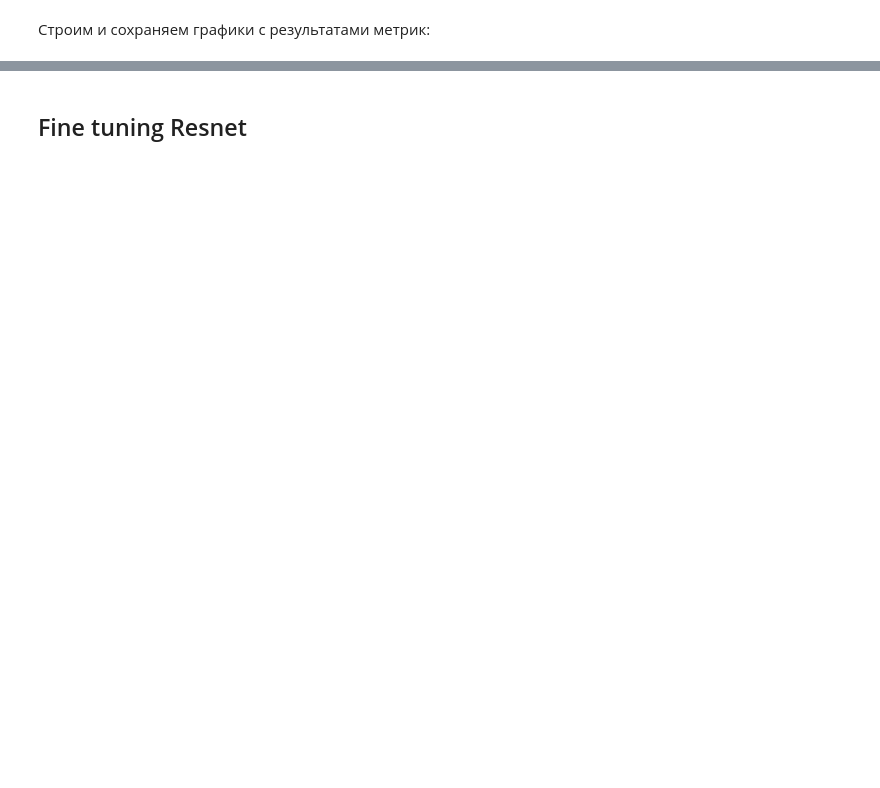
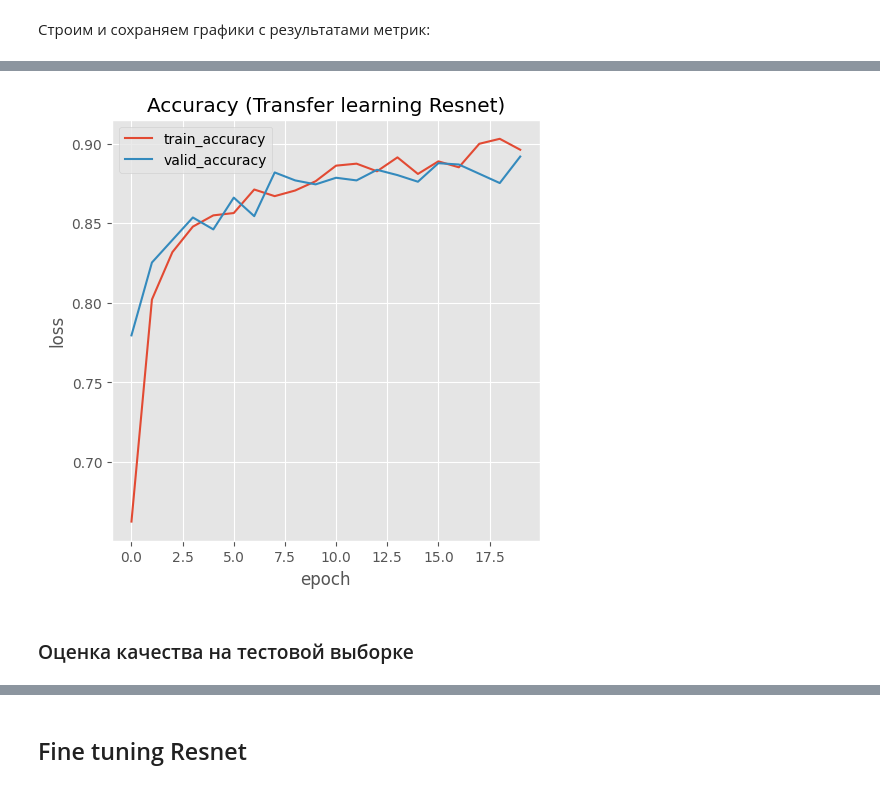
Before and after one commit to wizard339/education, a Jupyter notebook: misis/cv/cv_project.ipynb, the cells around one changed output, grey strips where cells are left out. Saved outputs shown, nothing was run; the diff lists cells and outputs as text; code cells hidden in the pictures; blank space fills up the shorter version.

```diff
--- a/misis/cv/cv_project.ipynb
+++ b/misis/cv/cv_project.ipynb
@@ -532,12 +445,16 @@ loss_plotter.plot_graph(
 # %%
 acc_plotter = MyPlotter('./results/accuracy', writer)
 
 acc_plotter.plot_graph(
     xlabel='epoch',
     ylabel='loss',
-    labels=['train_accuracy', 'test_accuracy'],
-    title='Loss',
+    labels=['train_accuracy', 'valid_accuracy'],
+    title='Accuracy (Transfer learning Resnet)',
     figsize=(5, 5),
-    save=True)
+    save=True
 )
+# %% [output]
+[figure, added]
+# %% [markdown]
+### Оценка качества на тестовой выборке
 # %%
```
Also changed, not shown: parts of 81 cells of this notebook.
